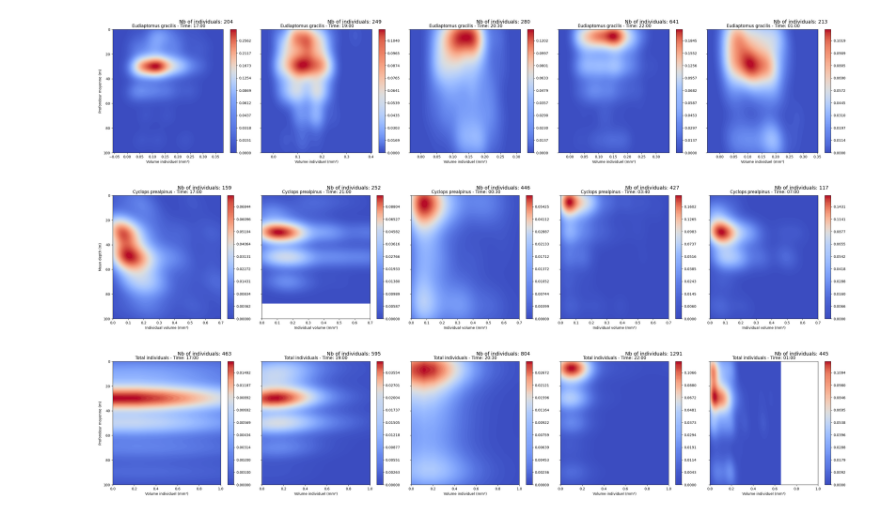
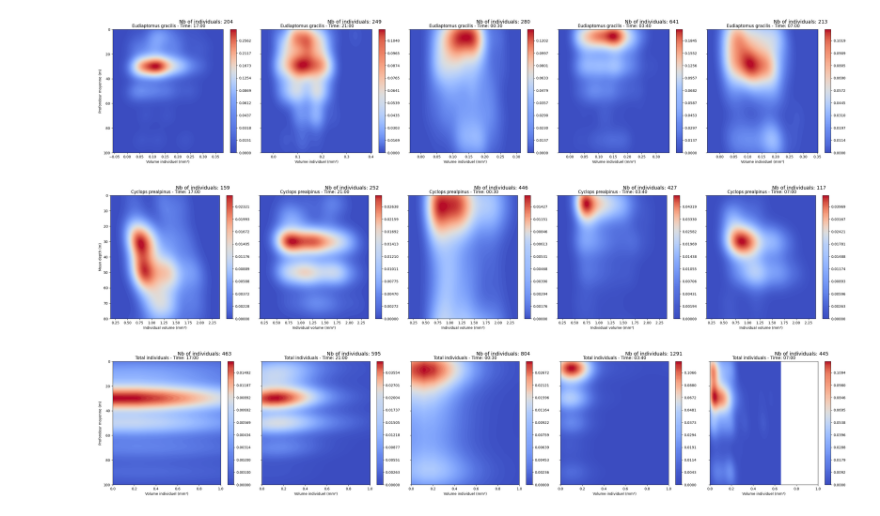
Before and after one commit to JerKeller/MP-Ecotaxa, a Jupyter notebook: DVM_mai.ipynb, the cells around one changed output. Saved outputs shown, nothing was run; the diff lists cells and outputs as text; code cells hidden in the pictures.

```diff
--- a/DVM_mai.ipynb
+++ b/DVM_mai.ipynb
@@ -164,6 +167,4 @@ profiles = [profile_1, profile_2, profile_3, profile_4, profile_5]
 # %%
-# Ajoutez vos heures pour chaque profil dans l'ordre
-hours = ['17:00', '19:00', '20:30', '22:00', '01:00']
 
 # Filtrez les données pour ne garder que l'espèce Eudiaptomus gracilis
 sp = 'Eudiaptomus gracilis'
@@ -197,40 +198,39 @@ plt.show()
 # %% [output]
 [figure]
 # %%
-# Ajoutez vos heures pour chaque profil dans l'ordre
-hours = ['17:00', '21:00', '00:30', '03:40', '07:00']
+
 
 # Filtrez les données pour ne garder que l'espèce Eudiaptomus gracilis
 sp = 'Cyclops prealpinus'
 species_data_all_profiles = [profile[profile['Taxa'] == sp] for profile in profiles]
 
 # Créez les sous-graphiques
 fig, axes = plt.subplots(1, 5, figsize=(30, 6), sharey=True)
 axes = axes.flatten()
 for idx, (hour, species_data) in enumerate(zip(hours, species_data_all_profiles)):
     species_data = species_data.copy()  # Ajoutez cette ligne pour créer une copie
     species_data['Avg_depth'] = (species_data['Min_depth'] + species_data['Max_depth']) / 2
     species_data = species_data[(species_data['Avg_depth'] >= 0) & (species_data['Avg_depth'] <= 100)]
 
 
     # Tracez le KDE 2D avec une barre de couleur sur le sous-tracé approprié
-    sns.kdeplot(x=species_data['V_mm3'], y=species_data['Avg_depth'], fill=True, cmap='coolwarm', thresh=0, levels=100, cbar=True, ax=axes[idx])
+    sns.kdeplot(x=species_data['Major_mm'], y=species_data['Avg_depth'], fill=True, cmap='coolwarm', thresh=0, levels=100, cbar=True, ax=axes[idx])
 
     # Ajoutez le nombre total d'individus dans le graphique
     num_individuals = len(species_data)
     axes[idx].text(0.6, 1.05, f'Nb of individuals: {num_individuals}', transform=axes[idx].transAxes, fontsize=14)
 
     axes[idx].set_title(f' {sp} - Time: {hour}')
     axes[idx].set_xlabel('Individual volume (mm³)')
     axes[idx].invert_yaxis()  # Inverser l'axe des y pour montrer la profondeur de haut en bas
-    axes[idx].set_ylim(100, 0)  # Définir les limites de l'axe des y pour montrer uniquement les profondeurs entre 0 et 100m
-    axes[idx].set_xlim(0, 0.7)
+    axes[idx].set_ylim(80, 0)  # Définir les limites de l'axe des y pour montrer uniquement les profondeurs entre 0 et 100m
+    axes[idx].set_xlim(0.15, 2.4)
 
 # Définir le libellé de l'axe des y partagé
 axes[0].set_ylabel('Mean depth (m)')
 plt.tight_layout()
 plt.show()
 # %% [output]
-[figure, old version]
+[figure, new version]
 # %%
 # Ajoutez vos heures pour chaque profil dans l'ordre
```
Also changed, not shown: parts of 15 cells of this notebook.
